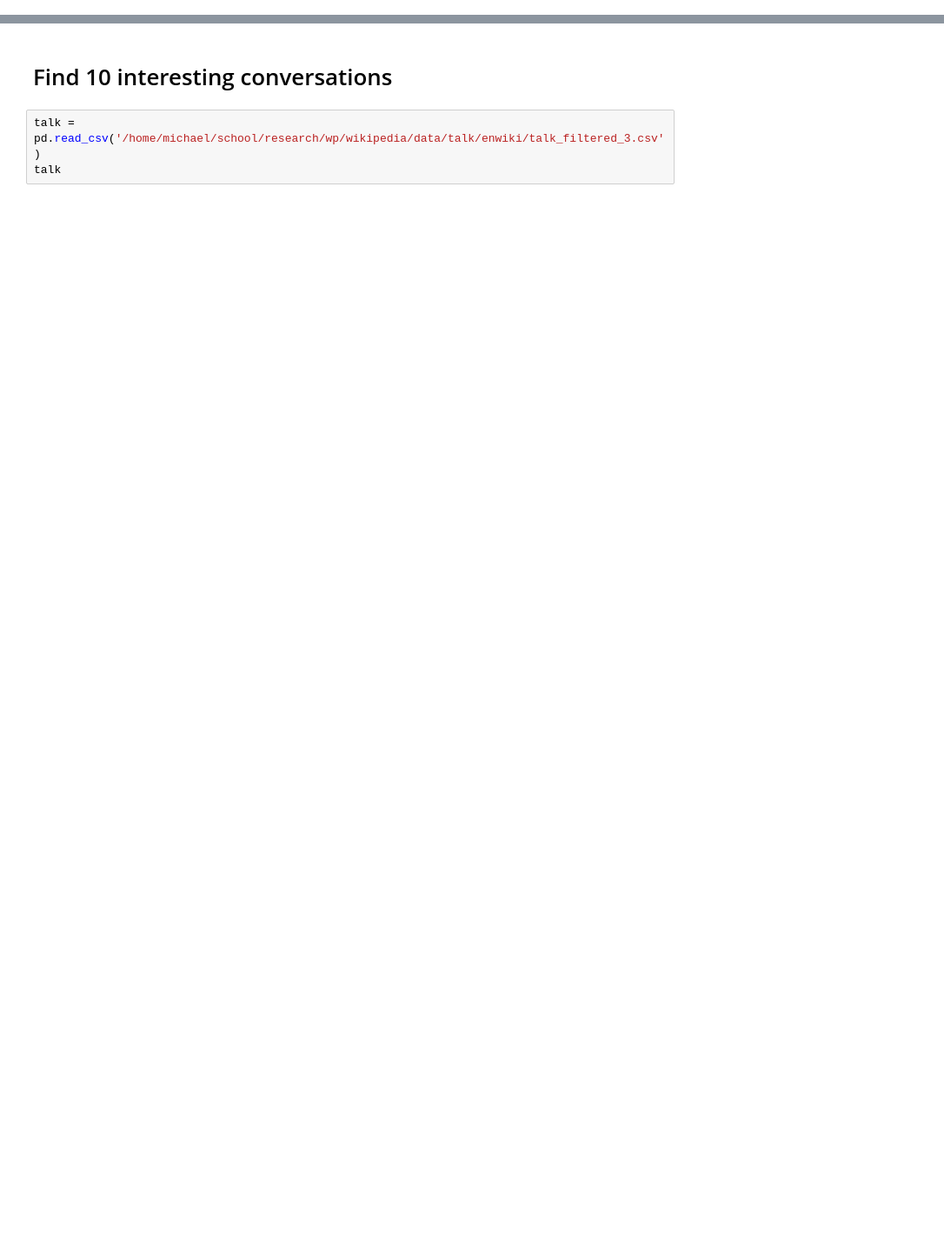
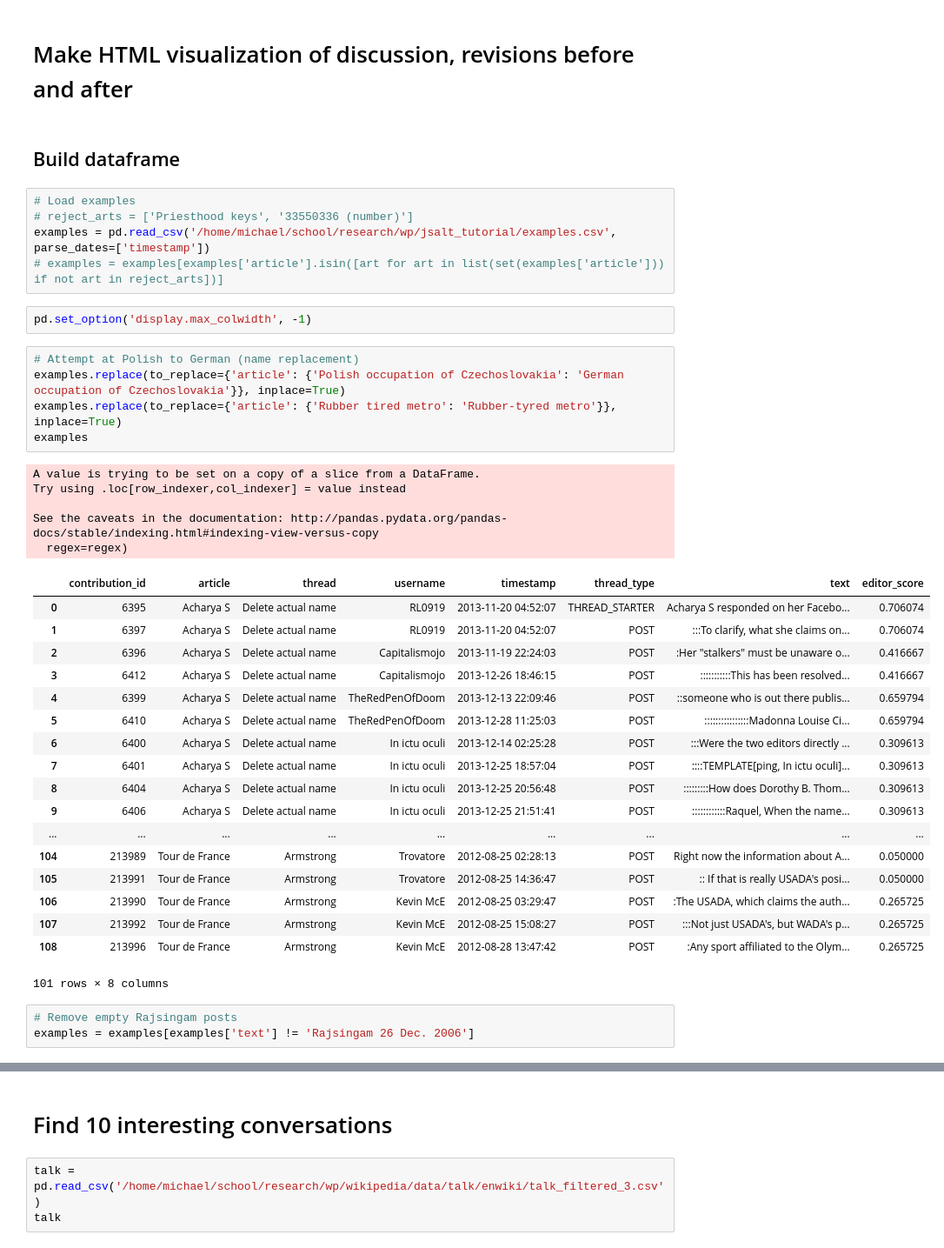
Before and after one commit to michaelmilleryoder/wikipedia-research-ipynb, a Jupyter notebook: interesting_enwiki_conversations.ipynb, the cells around one changed output, grey strips where cells are left out. Shown at 87% size. Drawn from its saved outputs; the diff is of its cells as text; blank space fills up the shorter version.

```diff
--- a/interesting_enwiki_conversations.ipynb
+++ b/interesting_enwiki_conversations.ipynb
@@ -5,0 +12,43 @@ from pandas import ExcelWriter
+# %% [markdown]
+# Make HTML visualization of discussion, revisions before and after
+# %% [markdown]
+## Build dataframe
+# %%
+# Load examples
+# reject_arts = ['Priesthood keys', '33550336 (number)']
+examples = pd.read_csv('/home/michael/school/research/wp/jsalt_tutorial/examples.csv', parse_dates=['timestamp'])
+# examples = examples[examples['article'].isin([art for art in list(set(examples['article'])) if not art in reject_arts])]
+# %%
+pd.set_option('display.max_colwidth', -1)
+# %%
+# Attempt at Polish to German (name replacement)
+examples.replace(to_replace={'article': {'Polish occupation of Czechoslovakia': 'German occupation of Czechoslovakia'}}, inplace=True)
+examples.replace(to_replace={'article': {'Rubber tired metro': 'Rubber-tyred metro'}}, inplace=True)
+examples
+# %% [output]
+A value is trying to be set on a copy of a slice from a DataFrame.
+Try using .loc[row_indexer,col_indexer] = value instead
+
+See the caveats in the documentation: http://pandas.pydata.org/pandas-docs/stable/indexing.html#indexing-view-versus-copy
+  regex=regex)
+|  | contribution_id | article | thread | username | timestamp | thread_type | text | editor_score |
+| 0 | 6395 | Acharya S | Delete actual name | RL0919 | 2013-11-20 04:52:07 | THREAD_STARTER | Acharya S responded on her Facebo... | 0.706074 |
+| 1 | 6397 | Acharya S | Delete actual name | RL0919 | 2013-11-20 04:52:07 | POST | :::To clarify, what she claims on... | 0.706074 |
+| 2 | 6396 | Acharya S | Delete actual name | Capitalismojo | 2013-11-19 22:24:03 | POST | :Her "stalkers" must be unaware o... | 0.416667 |
+| 3 | 6412 | Acharya S | Delete actual name | Capitalismojo | 2013-12-26 18:46:15 | POST | :::::::::::This has been resolved... | 0.416667 |
+| 4 | 6399 | Acharya S | Delete actual name | TheRedPenOfDoom | 2013-12-13 22:09:46 | POST | ::someone who is out there publis... | 0.659794 |
+| 5 | 6410 | Acharya S | Delete actual name | TheRedPenOfDoom | 2013-12-28 11:25:03 | POST | ::::::::::::::::Madonna Louise Ci... | 0.659794 |
+| 6 | 6400 | Acharya S | Delete actual name | In ictu oculi | 2013-12-14 02:25:28 | POST | :::Were the two editors directly ... | 0.309613 |
+| 7 | 6401 | Acharya S | Delete actual name | In ictu oculi | 2013-12-25 18:57:04 | POST | ::::TEMPLATE[ping, In ictu oculi]... | 0.309613 |
+| 8 | 6404 | Acharya S | Delete actual name | In ictu oculi | 2013-12-25 20:56:48 | POST | :::::::::How does Dorothy B. Thom... | 0.309613 |
+| 9 | 6406 | Acharya S | Delete actual name | In ictu oculi | 2013-12-25 21:51:41 | POST | ::::::::::::Raquel, When the name... | 0.309613 |
+| ... | ... | ... | ... | ... | ... | ... | ... | ... |
+| 104 | 213989 | Tour de France | Armstrong | Trovatore | 2012-08-25 02:28:13 | POST | Right now the information about A... | 0.050000 |
+| 105 | 213991 | Tour de France | Armstrong | Trovatore | 2012-08-25 14:36:47 | POST | :: If that is really USADA's posi... | 0.050000 |
+| 106 | 213990 | Tour de France | Armstrong | Kevin McE | 2012-08-25 03:29:47 | POST | :The USADA, which claims the auth... | 0.265725 |
+| 107 | 213992 | Tour de France | Armstrong | Kevin McE | 2012-08-25 15:08:27 | POST | :::Not just USADA's, but WADA's p... | 0.265725 |
+| 108 | 213996 | Tour de France | Armstrong | Kevin McE | 2012-08-28 13:47:42 | POST | :Any sport affiliated to the Olym... | 0.265725 |
+101 rows × 8 columns
+# %%
+# Remove empty Rajsingam posts
+examples = examples[examples['text'] != 'Rajsingam 26 Dec. 2006']
```
Also changed, not shown: parts of 21 cells of this notebook, 4 other files.
